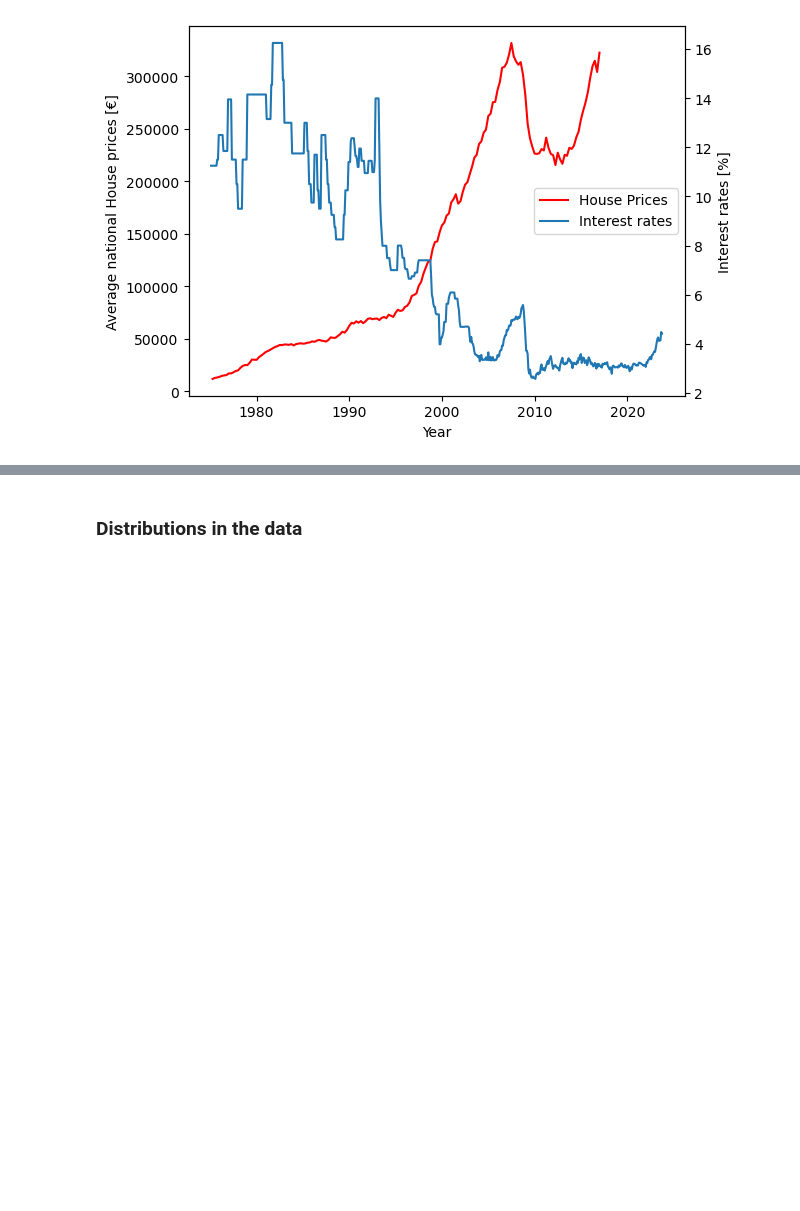
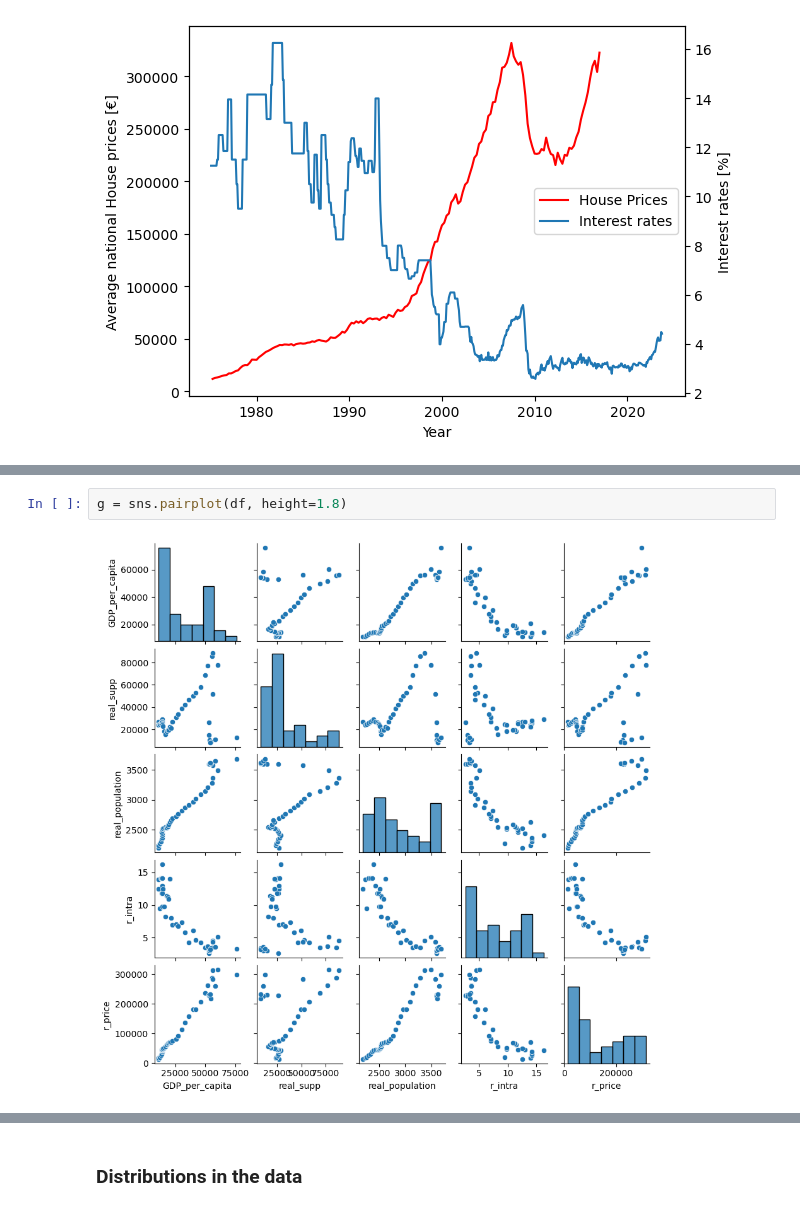
Before and after one commit to shanekeenan/prog_data_analysis, a Jupyter notebook: project1/project1.ipynb, the cells around one changed output, grey strips where cells are left out. Saved outputs shown, nothing was run; the diff lists cells and outputs as text; blank space fills up the shorter version.

```diff
--- a/project1/project1.ipynb
+++ b/project1/project1.ipynb
@@ -768,0 +939,4 @@ merged_df_2
+# %%
+g = sns.pairplot(df, height=1.8)
+# %% [output]
+[figure, added]
```
Also changed, not shown: parts of 53 cells of this notebook.
